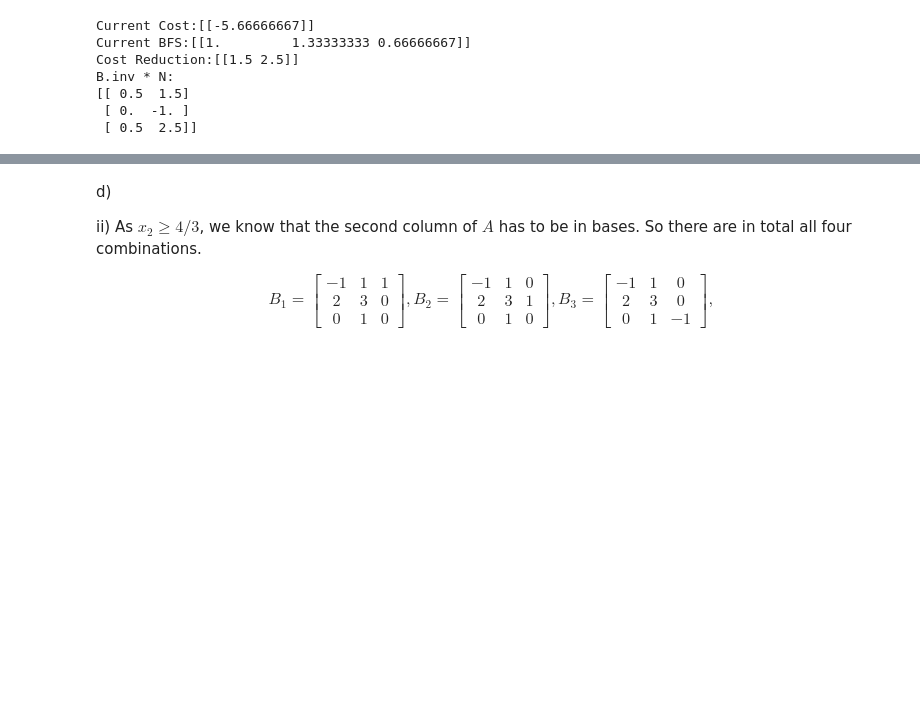
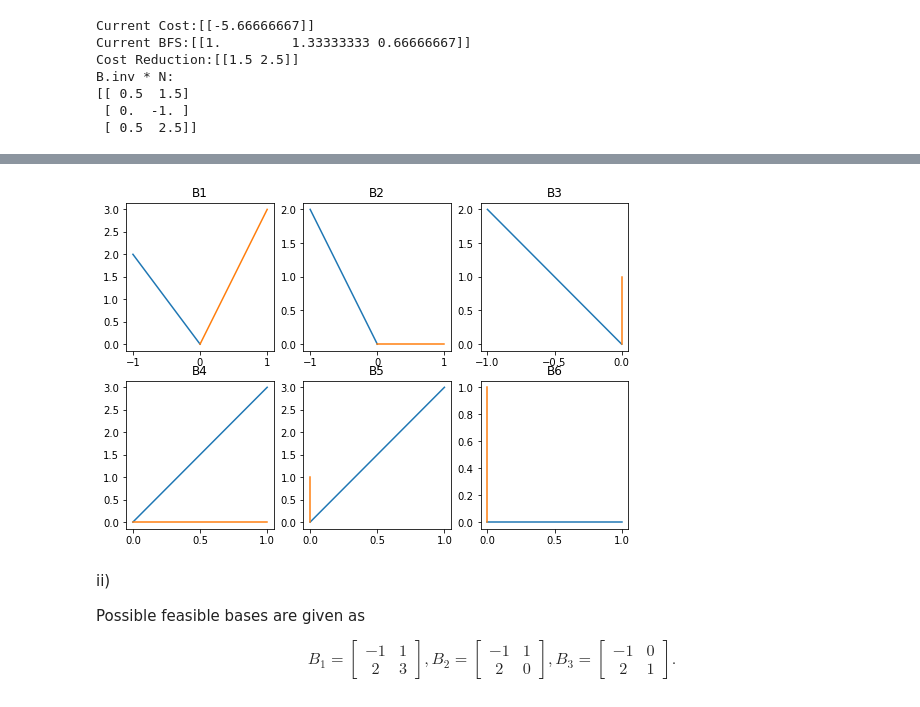
Before and after one commit to Yutong-Dai/codes-for-courses, a Jupyter notebook: Python_IE411/hw4.ipynb, the cells around one changed output, grey strips where cells are left out. Saved outputs shown, nothing was run; the diff lists cells and outputs as text; code cells hidden in the pictures; blank space fills up the shorter version.

```diff
--- a/Python_IE411/hw4.ipynb
+++ b/Python_IE411/hw4.ipynb
@@ -118,25 +171,49 @@ Since all the cost is negative, the solution is optimal for the maximization pro
+# %%
+import numpy as np
+import matplotlib.pyplot as plt
+%matplotlib inline
+f, ((ax1, ax2, ax3), (ax4, ax5, ax6)) = plt.subplots(2, 3, figsize=(9,6))
+ax1.plot([-1,0], [2,0])
+ax1.plot([1,0], [3,0])
+ax1.set_title('B1')
+ax2.plot([-1,0], [2,0])
+ax2.plot([1,0], [0,0])
+ax2.set_title('B2')
+ax3.plot([-1,0], [2,0])
+ax3.plot([0,0], [1,0])
+ax3.set_title('B3')
+
+ax4.plot([1,0], [3,0])
+ax4.plot([1,0], [0,0])
+ax4.set_title('B4')
+ax5.plot([1,0], [3,0])
+ax5.plot([0,0], [1,0])
+ax5.set_title('B5')
+ax6.plot([1,0], [0,0])
+ax6.plot([0,0], [1,0])
+ax6.set_title('B6')
+plt.show()
+# %% [output]
+[figure, added]
 # %% [markdown]
-d)
+ii)
 
-ii) As $x_2\geq 4/3$, we know that the second column of $A$ has to be in bases. So there are in total all four combinations.
+Possible feasible bases are given as
 
 $$
 B_1 =
 \begin{bmatrix}
--1 & 1 & 1\\
-2  & 3 & 0 \\
-0  & 1 & 0
+-1 & 1 \\
+2  & 3
 \end{bmatrix},
 B_2 =
 \begin{bmatrix}
--1 & 1 &  0  \\
-2  & 3 &  1 \\
-0  & 1 &  0
+-1 & 1 \\
+2  & 0
 \end{bmatrix},
 B_3=
 \begin{bmatrix}
--1 & 1 & 0 \\
-2  & 3 & 0\\
-0  & 1 & -1
-\end{bmatrix},
+-1 & 0 \\
+2  & 1
+\end{bmatrix}.
 $$
```
Also changed, not shown: parts of 9 cells of this notebook, 2 other files.
